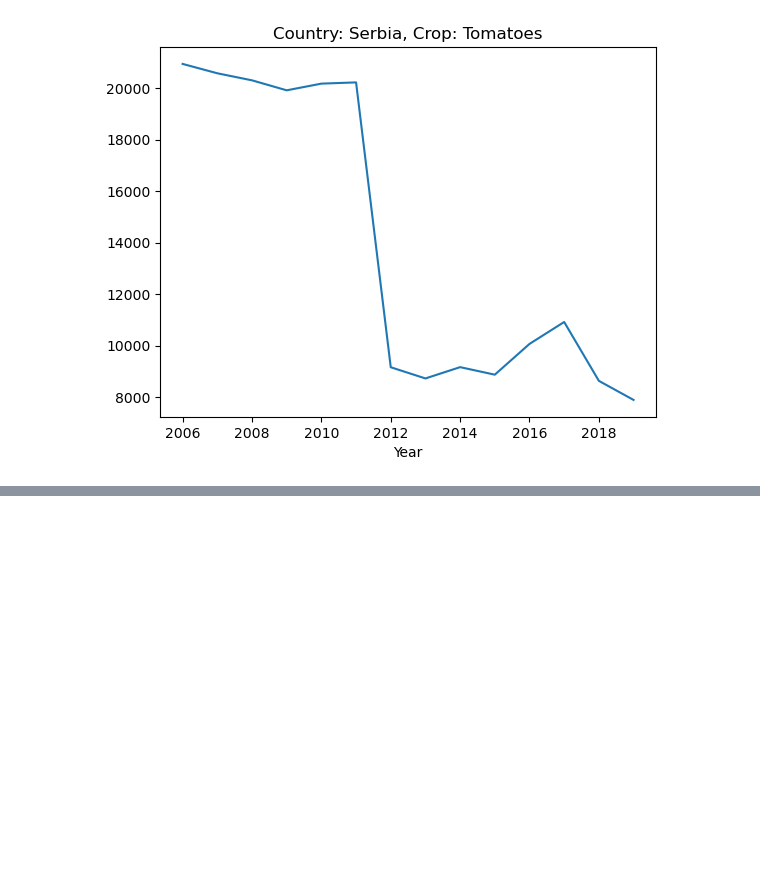
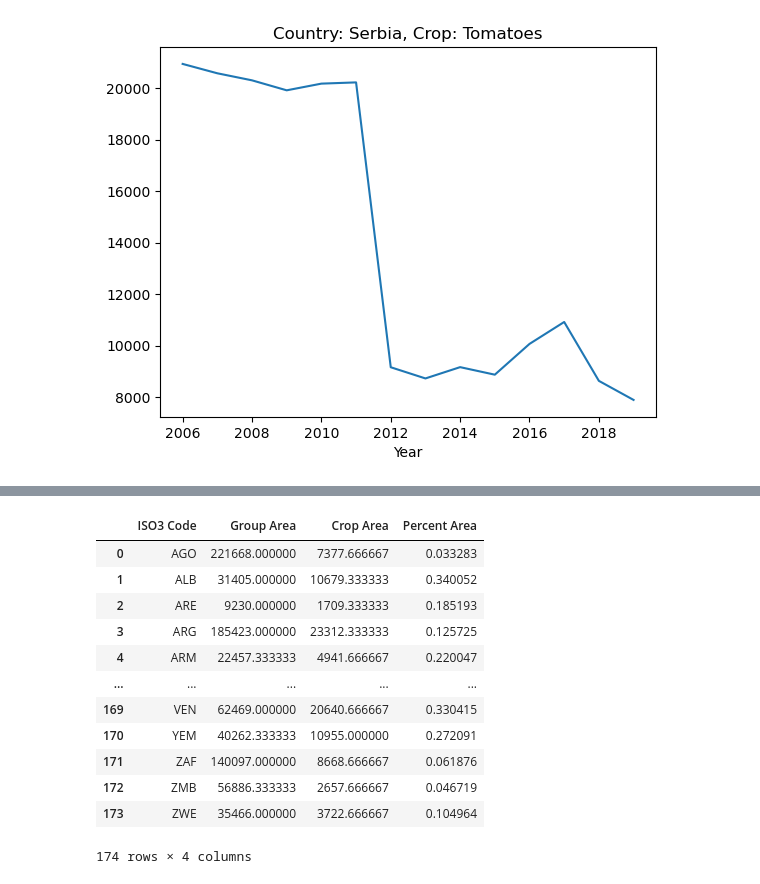
Before and after one commit to arielsaffer/PoPS-Global-Ag-CaseStudy, a Jupyter notebook: exploration/FaoData.ipynb, the cells around one changed output, grey strips where cells are left out. Saved outputs shown, nothing was run; the diff lists cells and outputs as text; code cells hidden in the pictures; blank space fills up the shorter version.

```diff
--- a/exploration/FaoData.ipynb
+++ b/exploration/FaoData.ipynb
@@ -129 +267,17 @@ crop_percent("Vegetables Primary","Tomatoes","three")
+# %%
+crop_percent("Vegetables Primary",["Tomatoes", "Eggplants (aubergines)","Chillies and peppers, green"],3)
+# %% [output]
+|  | ISO3 Code | Group Area | Crop Area | Percent Area |
+| 0 | AGO | 221668.000000 | 7377.666667 | 0.033283 |
+| 1 | ALB | 31405.000000 | 10679.333333 | 0.340052 |
+| 2 | ARE | 9230.000000 | 1709.333333 | 0.185193 |
+| 3 | ARG | 185423.000000 | 23312.333333 | 0.125725 |
+| 4 | ARM | 22457.333333 | 4941.666667 | 0.220047 |
+| ... | ... | ... | ... | ... |
+| 169 | VEN | 62469.000000 | 20640.666667 | 0.330415 |
+| 170 | YEM | 40262.333333 | 10955.000000 | 0.272091 |
+| 171 | ZAF | 140097.000000 | 8668.666667 | 0.061876 |
+| 172 | ZMB | 56886.333333 | 2657.666667 | 0.046719 |
+| 173 | ZWE | 35466.000000 | 3722.666667 | 0.104964 |
+174 rows × 4 columns
 # %%
```
Also changed, not shown: parts of 30 cells of this notebook.
